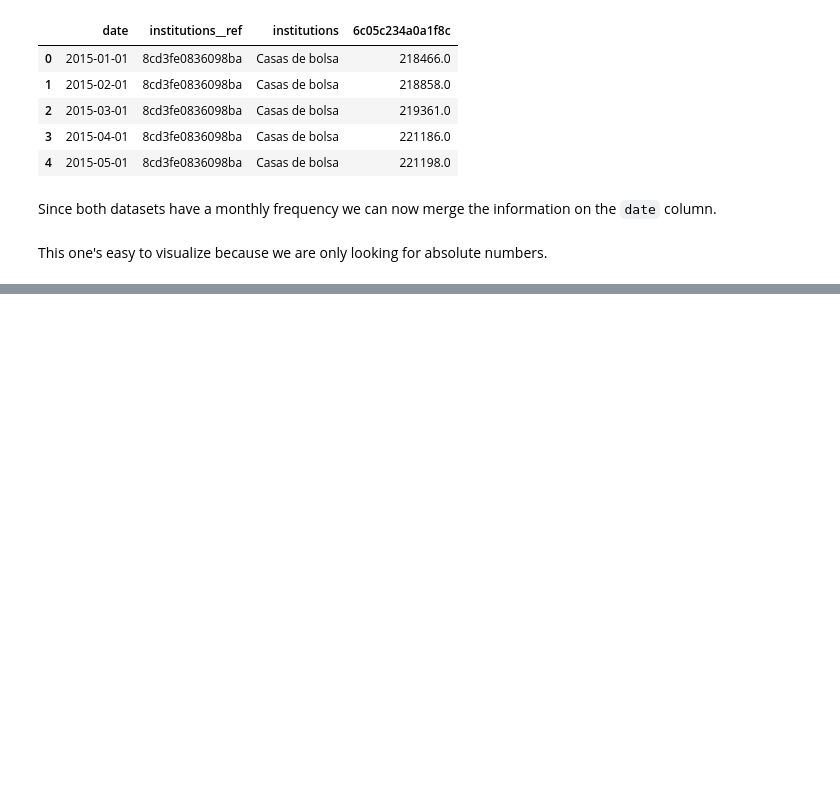
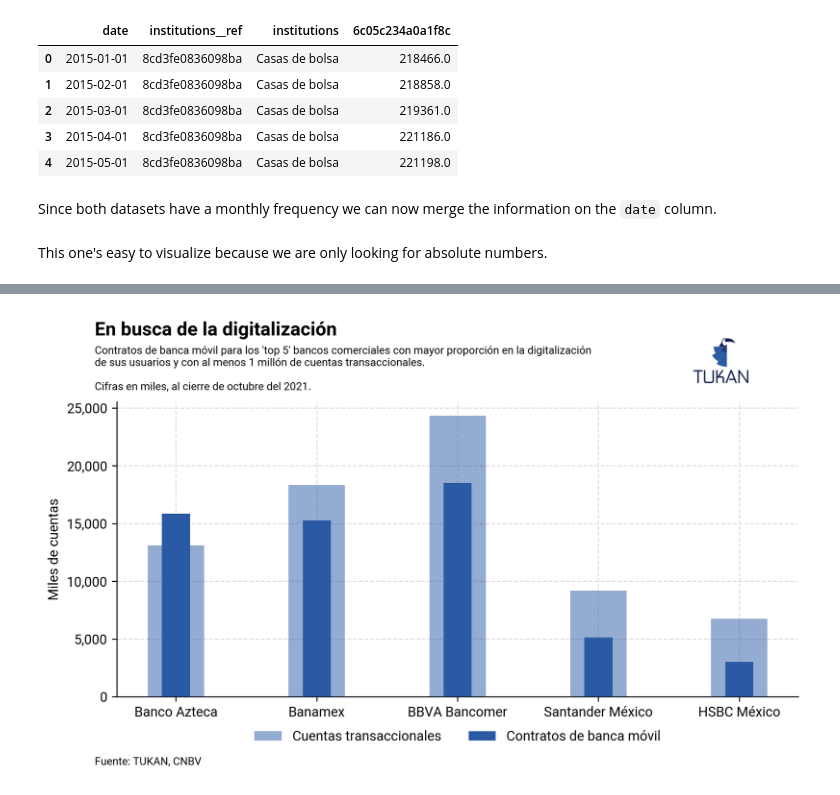
Before and after one commit to TukanMx/tukan_notebooks, a Jupyter notebook: social/social_media/21_charts_2021/21_charts_2021_2.ipynb, the cells around one changed output, grey strips where cells are left out. Drawn from its saved outputs; the diff is of its cells as text; code cells hidden in the pictures; blank space fills up the shorter version.

```diff
--- a/social/social_media/21_charts_2021/21_charts_2021_2.ipynb
+++ b/social/social_media/21_charts_2021/21_charts_2021_2.ipynb
@@ -444,0 +529,89 @@ plt.savefig(
+# %%
+mb_trans_data = pd.merge(mb_data, trans_data, how = "right")
+mb_trans_data.loc[:,"mobile_per_account"] = mb_trans_data["164d316e22d6033"]/mb_trans_data["0441165e44d8219"]
+
+# We bound it at a 100% and banks with over 1M accounts
+
+mb_trans_data.loc[:,"mobile_per_account"] = [1 if x > 1 else x for x in mb_trans_data["mobile_per_account"]]
+
+top_5_banks = mb_trans_data[(mb_trans_data["date"] == mb_trans_data["date"].max()) & (mb_trans_data["0441165e44d8219"]  > 1000000)].copy()
+top_5_banks = top_5_banks.sort_values(by = "mobile_per_account", ascending = False).head(5)
+top_5_banks = list(top_5_banks["institutions__ref"].unique())
+mb_trans_data = mb_trans_data[mb_trans_data["institutions__ref"].isin(top_5_banks)].copy()
+mb_trans_data = mb_trans_data.sort_values(by = "mobile_per_account", ascending = False)
+mb_trans_data.reset_index(drop = True, inplace = True)
+mb_trans_data.fillna(0, inplace = True)
+# %%
+fig = plt.figure(dpi = 300, figsize = (9,4))
+ax = plt.subplot(111)
+
+past_filter = mb_trans_data["date"] == mb_trans_data["date"].min()
+recent_filter = mb_trans_data["date"] == mb_trans_data["date"].max()
+width = 0.2
+
+ax.bar(mb_trans_data[recent_filter]["institutions"], mb_trans_data[recent_filter]["0441165e44d8219"]/1000, zorder = 3, width = width*2, alpha = 0.5, label = "Cuentas transaccionales")
+ax.bar(mb_trans_data[recent_filter]["institutions"], mb_trans_data[recent_filter]["164d316e22d6033"]/1000, zorder = 3, width = width, color = "#2B5AA5", label = "Contratos de banca móvil")
+
+# Add minor gridlines and format ticks
+ax.yaxis.set_major_formatter(ticker.StrMethodFormatter('{x:,.0f}'))
+
+ax.legend(loc="lower center", bbox_to_anchor=(0.5, -0.2), ncol = 2)
+
+# Add yaxis title
+
+ax.yaxis.set_label_text("Miles de cuentas")
+
+# Add title and subtitle
+fig.text(
+    0.1,
+    1.05,
+    "En busca de la digitalización",
+    size=14,
+    weight = "bold"
+)
+
+fig.text(
+    0.1,
+    0.91,
+    "Contratos de banca móvil para los 'top 5' bancos comerciales con mayor proporción en la digitalización\nde sus usuarios y con al menos 1 millón de cuentas transaccionales.\n\nCifras en miles, al cierre de octubre del 2021.",
+    size=8
+)
+
+# Save plot with TUKAN logo, transparent and white.
+
+fig.text(0.1, -0.05, "Fuente: TUKAN, CNBV", fontsize=8)
+
+
+plt.savefig(
+    "plots/mobile_banking_transparent_no_logo.png",
+    dpi=300,
+    bbox_inches="tight",
+    # facecolor="white",
+    edgecolor="none",
+    transparent=True,
+)
+
+tukan_im = image.imread(module_path + "\\assets\\logo\\logo192.png")
+newax = fig.add_axes([0.68, .88, 0.18, 0.21], anchor="NE", zorder=1)
+newax.imshow(tukan_im)
+newax.axis("off")
+
+plt.savefig(
+    "plots/mobile_banking_transparent_logo.png",
+    dpi=300,
+    bbox_inches="tight",
+    # facecolor="white",
+    edgecolor="none",
+    transparent=True,
+)
+
+plt.savefig(
+    "plots/mobile_banking_white_logo.png",
+    dpi=300,
+    bbox_inches="tight",
+    facecolor="white",
+    edgecolor="none",
+    transparent=False,
+)
+# %% [output]
+[figure, added]
```
Also changed, not shown: parts of 21 cells of this notebook, 14 other files.
